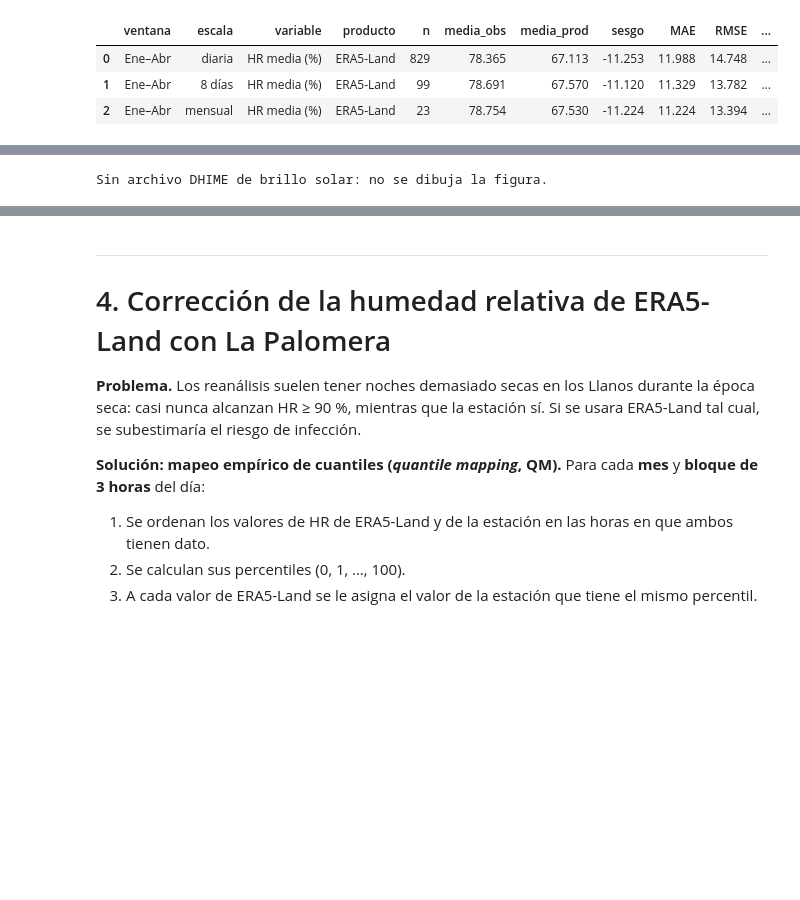
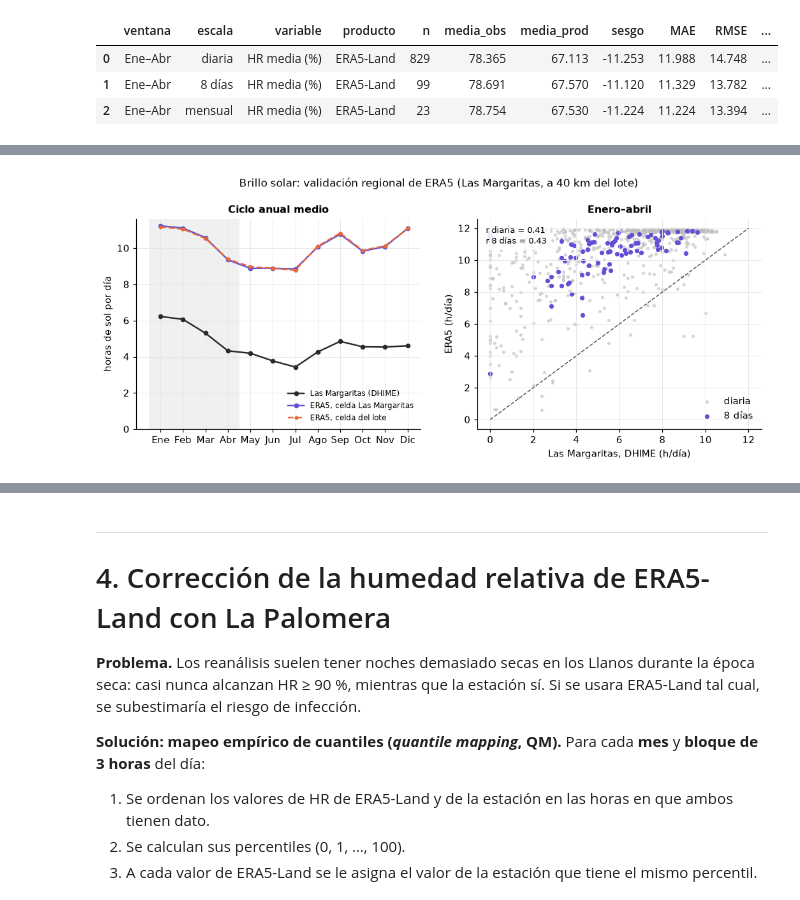
Before and after one commit to jf-floresriera/caucho_san_carlos, a Jupyter notebook: Analisis_SanCarlos_clima_cultivo.ipynb, the cells around one changed output, grey strips where cells are left out. Cells and saved outputs as stored; diff of their text form; code cells hidden in the pictures; blank space fills up the shorter version.

```diff
--- a/Analisis_SanCarlos_clima_cultivo.ipynb
+++ b/Analisis_SanCarlos_clima_cultivo.ipynb
@@ -336,6 +344,15 @@ for k, p in PUNTOS.items():
     era5d[k]["bs"] = era5d[k]["bs"] / 3600                 # segundos -> horas de sol por día
     # Unidades: rad MJ/m²/día, etp mm/día, prec mm/día, bs h/día
 print({k: (v.index.min().date(), v.index.max().date()) for k, v in era5h.items()})
+
+# ERA5 diario en la celda de Las Margaritas: solo para validar el brillo solar (sección 3.3)
+era5d["margaritas"] = renombrar(open_meteo(MARGARITAS["lat"], MARGARITAS["lon"],
+                                           dict(daily="shortwave_radiation_sum,et0_fao_evapotranspiration,precipitation_sum,"
+                                                      "sunshine_duration", models="era5"),
+                                           CRUDOS / "margaritas" / "era5_diario.csv"),
+                                {"shortwave_radiation_sum": "rad", "et0_fao_evapotranspiration": "etp",
+                                 "precipitation_sum": "prec", "sunshine_duration": "bs"})
+era5d["margaritas"]["bs"] = era5d["margaritas"]["bs"] / 3600
 # %% [output]
 {'sancarlos': (datetime.date(2011, 1, 1), datetime.date(2025, 12, 31)), 'palomera': (datetime.date(2011, 1, 1), datetime.date(2025, 12, 31))}
 # %% [markdown]
@@ -1099,26 +1174,28 @@ Izquierda: ciclo anual medio, solo con los días que tienen las dos fuentes. Der
 # %%
-if not pal_dhime.empty and "bs_dhime" in bd:
-    b2 = bd[["bs_dhime", "bs_era5"]].dropna()
+if len(VALID_BS):
+    b2 = bm.dropna(subset=["obs", "era5"])
     cl = b2.groupby(b2.index.month).mean()
-    fig, axs = plt.subplots(1, 2, figsize=(11, 3.8))
+    fig, axs = plt.subplots(1, 2, figsize=(11.5, 3.9))
     ax = axs[0]; ax.axvspan(0.5, 4.5, color="#f0f0f0", zorder=0)
-    ax.plot(cl.index, cl.bs_dhime, marker="o", ms=4, color=COL_FUENTE["La Palomera (obs.)"], label="La Palomera (DHIME)")
-    ax.plot(cl.index, cl.bs_era5, marker="o", ms=4, color=COL_FUENTE["ERA5"], label="ERA5")
+    ax.plot(cl.index, cl.obs, marker="o", ms=4, color="#2b2b2b", label="Las Margaritas (DHIME)")
+    ax.plot(cl.index, cl.era5, marker="o", ms=4, color=COL_FUENTE["ERA5"], label="ERA5, celda Las Margaritas")
+    ax.plot(cl.index, cl.era5_lote, marker="o", ms=3, ls="--", color="#eb6834", label="ERA5, celda del lote")
     ax.set_xticks(range(1, 13)); ax.set_xticklabels([MESES[i] for i in range(1, 13)])
-    ax.set_ylabel("horas de sol por día"); ax.set_ylim(0, None); ax.legend(); ax.set_title("Ciclo anual medio")
+    ax.set_ylabel("horas de sol por día"); ax.set_ylim(0, None); ax.legend(fontsize=8); ax.set_title("Ciclo anual medio")
     ax = axs[1]
-    a8 = agregar(bd[bd.index.month.isin(VENTANA_MESES)][["bs_dhime", "bs_era5"]], "8 días", False).dropna()
-    d1 = bd[bd.index.month.isin(VENTANA_MESES)][["bs_dhime", "bs_era5"]].dropna()
-    ax.scatter(d1.bs_dhime, d1.bs_era5, s=6, color="#bdbdbd", alpha=0.5, label="diaria")
-    ax.scatter(a8.bs_dhime, a8.bs_era5, s=14, color=COL_FUENTE["ERA5"], label="8 días")
+    v = bm[bm.index.month.isin(VENTANA_MESES)]
+    d1 = v[["obs", "era5"]].dropna(); a8 = agregar(v[["obs", "era5"]], "8 días", False).dropna()
+    ax.scatter(d1.obs, d1.era5, s=6, color="#bdbdbd", alpha=0.5, label="diaria")
+    ax.scatter(a8.obs, a8.era5, s=14, color=COL_FUENTE["ERA5"], label="8 días")
     ax.plot([0, 12], [0, 12], "--", color="#555", lw=1)
-    ax.text(0.03, 0.97, f"r diaria = {d1.bs_dhime.corr(d1.bs_era5):.2f}\nr 8 días = {a8.bs_dhime.corr(a8.bs_era5):.2f}",
-            transform=ax.transAxes, va="top", fontsize=8.5)
-    ax.set_xlabel("La Palomera, DHIME (h/día)"); ax.set_ylabel("ERA5 (h/día)"); ax.legend(loc="lower right")
+    ax.text(0.03, 0.97, f"r diaria = {d1.obs.corr(d1.era5):.2f}\nr 8 días = {a8.obs.corr(a8.era5):.2f}",
+            transform=ax.transAxes, va="top", fontsize=8.5,
+            bbox=dict(facecolor="white", edgecolor="none", alpha=0.85))
+    ax.set_xlabel("Las Margaritas, DHIME (h/día)"); ax.set_ylabel("ERA5 (h/día)"); ax.legend(loc="lower right")
     ax.set_title("Enero–abril")
-    fig.suptitle("Brillo solar: estación vs. reanálisis", y=1.03)
-    guardar(fig, "3_4_brillo_solar_dhime_era5")
+    fig.suptitle(f"Brillo solar: validación regional de ERA5 (Las Margaritas, a {DIST_MARG:.0f} km del lote)", y=1.03)
+    guardar(fig, "3_4_brillo_solar_margaritas_era5")
 else:
-    print("Sin archivo DHIME de brillo solar: no se dibuja la figura.")
+    print("Sin brillo solar de Las Margaritas: no se dibuja la figura.")
 # %% [output]
-Sin archivo DHIME de brillo solar: no se dibuja la figura.
+[figure, added]
```
Also changed, not shown: parts of 13 cells of this notebook, 8 other files.
